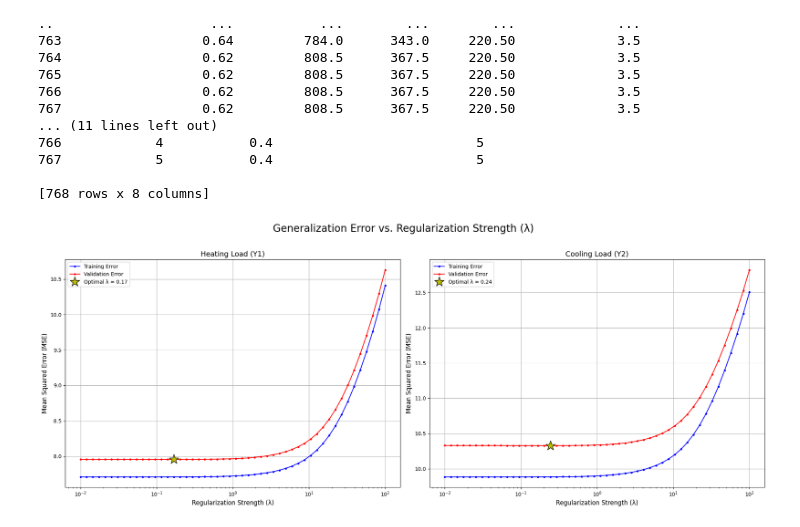
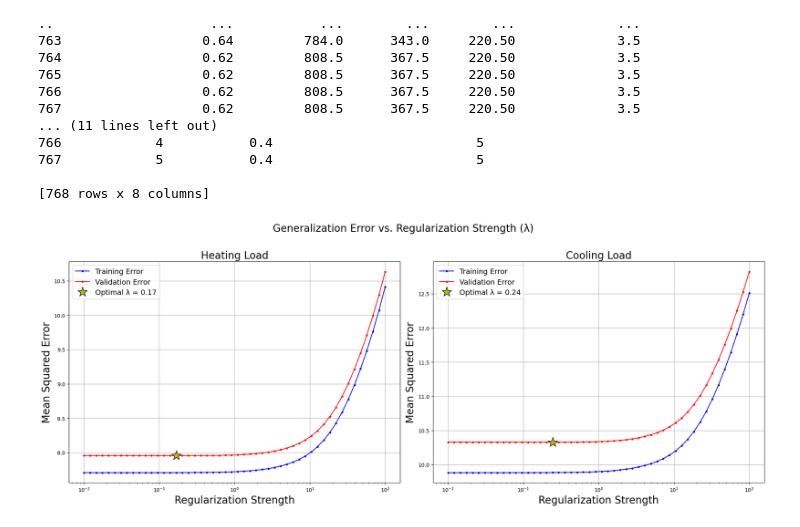
Before and after one commit to Pakkutaq/ml_project1, a Jupyter notebook: project2.ipynb, the cells around one changed output. Cells and saved outputs as stored; diff of their text form; code cells hidden in the pictures.

```diff
--- a/project2.ipynb
+++ b/project2.ipynb
@@ -100,39 +100,39 @@ optimal_hyperparameter_cl = lambdas[optimal_hyperparameter_cl_idx]
 min_error_hl = avg_hl_test_errors[optimal_hyperparameter_hl_idx]
 
 min_error_cl = avg_cl_test_errors[optimal_hyperparameter_cl_idx]
 
 
 
 
 fig, (ax1, ax2) = plt.subplots(1, 2, figsize=(20, 8))
 fig.suptitle('Generalization Error vs. Regularization Strength (λ)', fontsize=20)
 
 
 ax1.plot(lambdas, avg_hl_train_errors, 'b.-', label='Training Error')
 ax1.plot(lambdas, avg_hl_test_errors, 'r.-', label='Validation Error')
 ax1.plot(optimal_hyperparameter_hl, min_error_hl, 'y*', markersize=20, markeredgecolor='k',
          label=f'Optimal λ = {optimal_hyperparameter_hl:.2f}')
 ax1.set_xscale('log')
-ax1.set_title('Heating Load', fontsize=14)
-ax1.set_xlabel('Regularization Strength', fontsize=12)
-ax1.set_ylabel('Mean Squared Error', fontsize=12)
-ax1.legend()
+ax1.set_title('Heating Load', fontsize=20)
+ax1.set_xlabel('Regularization Strength', fontsize=20)
+ax1.set_ylabel('Mean Squared Error', fontsize=20)
+ax1.legend(fontsize=14)
 ax1.grid(True)
 
 
 ax2.plot(lambdas, avg_cl_train_errors, 'b.-', label='Training Error')
 ax2.plot(lambdas, avg_cl_test_errors, 'r.-', label='Validation Error')
 ax2.plot(optimal_hyperparameter_cl, min_error_cl, 'y*', markersize=20, markeredgecolor='k',
          label=f'Optimal λ = {optimal_hyperparameter_cl:.2f}')
 ax2.set_xscale('log')
-ax2.set_title('Cooling Load', fontsize=14)
-ax2.set_xlabel('Regularization Strength', fontsize=12)
-ax2.set_ylabel('Mean Squared Error', fontsize=12)
-ax2.legend()
+ax2.set_title('Cooling Load', fontsize=20)
+ax2.set_xlabel('Regularization Strength', fontsize=20)
+ax2.set_ylabel('Mean Squared Error', fontsize=20)
+ax2.legend(fontsize=14)
 ax2.grid(True)
 
 
 plt.tight_layout(rect=[0, 0, 1, 0.96])
 plt.show()
 # %% [output]
-[figure, old version]
+[figure, new version]
```
Also changed, not shown: parts of 1 cell of this notebook.
